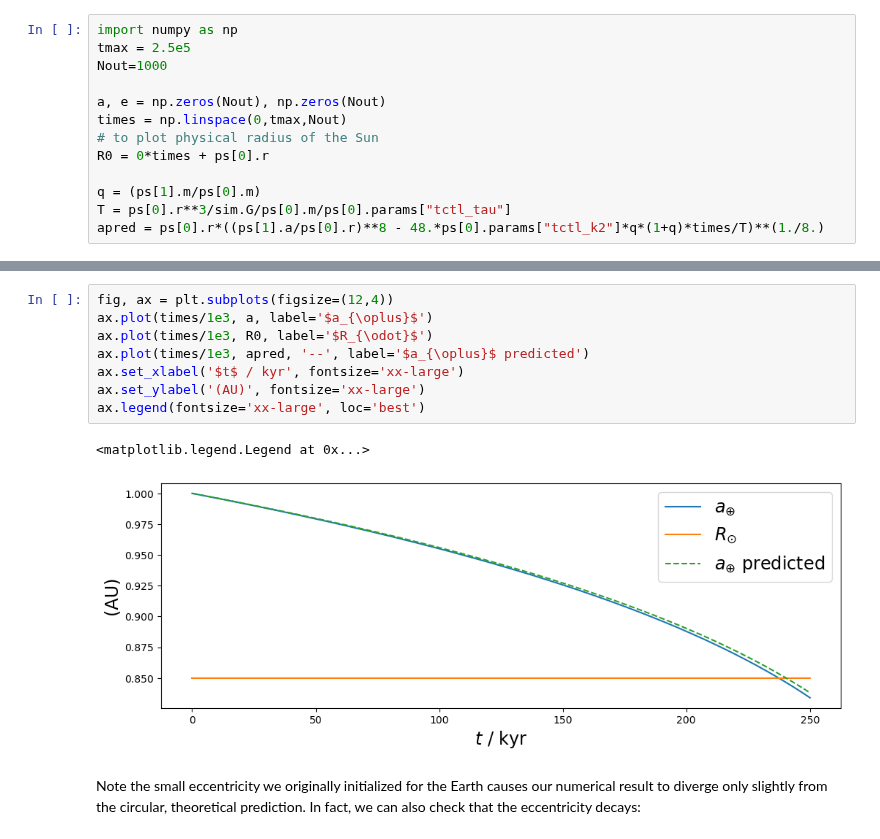
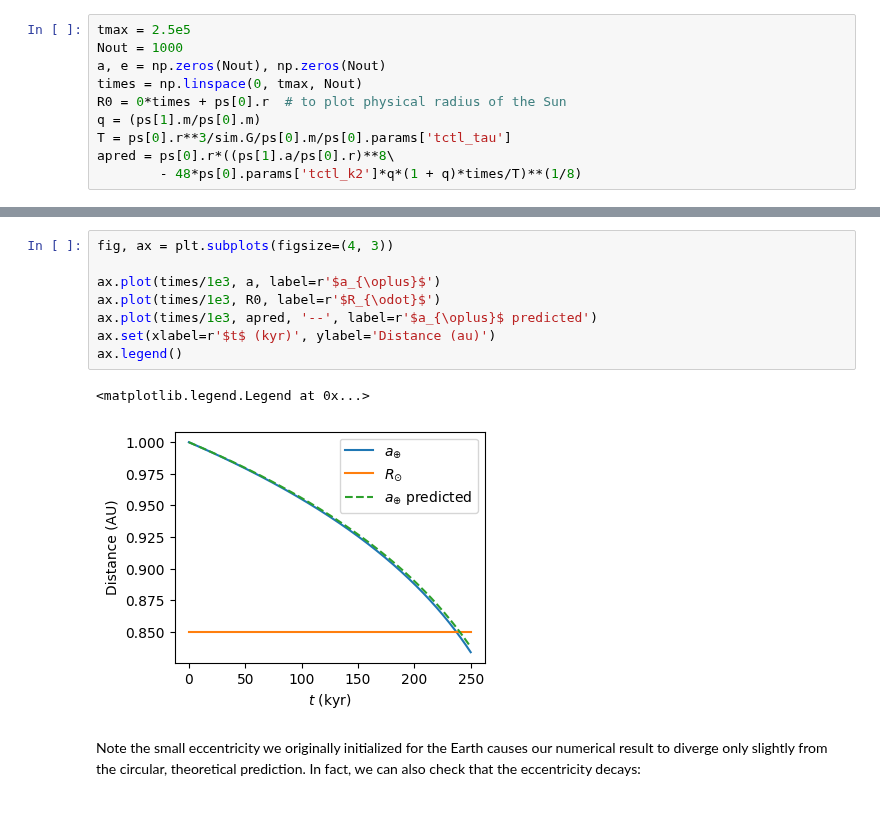
Before and after one commit to dtamayo/reboundx, a Jupyter notebook: ipython_examples/TidesConstantTimeLag.ipynb, the cells around one changed output, grey strips where cells are left out. Saved outputs shown, nothing was run; the diff lists cells and outputs as text; blank space fills up the shorter version.

```diff
--- a/ipython_examples/TidesConstantTimeLag.ipynb
+++ b/ipython_examples/TidesConstantTimeLag.ipynb
@@ -94,16 +94,13 @@ We can compare our numerical integration to the theoretical prediction assuming
 # %%
-import numpy as np
 tmax = 2.5e5
-Nout=1000
-
+Nout = 1000
 a, e = np.zeros(Nout), np.zeros(Nout)
-times = np.linspace(0,tmax,Nout)
-# to plot physical radius of the Sun
-R0 = 0*times + ps[0].r
-
+times = np.linspace(0, tmax, Nout)
+R0 = 0*times + ps[0].r  # to plot physical radius of the Sun
 q = (ps[1].m/ps[0].m)
-T = ps[0].r**3/sim.G/ps[0].m/ps[0].params["tctl_tau"]
-apred = ps[0].r*((ps[1].a/ps[0].r)**8 - 48.*ps[0].params["tctl_k2"]*q*(1+q)*times/T)**(1./8.)
+T = ps[0].r**3/sim.G/ps[0].m/ps[0].params['tctl_tau']
+apred = ps[0].r*((ps[1].a/ps[0].r)**8\
+        - 48*ps[0].params['tctl_k2']*q*(1 + q)*times/T)**(1/8)
 # %%
 %%time
 for i, time in enumerate(times):
@@ -116,14 +113,14 @@ Wall time: 48.9 s
 # %%
-fig, ax = plt.subplots(figsize=(12,4))
-ax.plot(times/1e3, a, label='$a_{\oplus}$')
-ax.plot(times/1e3, R0, label='$R_{\odot}$')
-ax.plot(times/1e3, apred, '--', label='$a_{\oplus}$ predicted')
-ax.set_xlabel('$t$ / kyr', fontsize='xx-large')
-ax.set_ylabel('(AU)', fontsize='xx-large')
-ax.legend(fontsize='xx-large', loc='best')
+fig, ax = plt.subplots(figsize=(4, 3))
+
+ax.plot(times/1e3, a, label=r'$a_{\oplus}$')
+ax.plot(times/1e3, R0, label=r'$R_{\odot}$')
+ax.plot(times/1e3, apred, '--', label=r'$a_{\oplus}$ predicted')
+ax.set(xlabel=r'$t$ (kyr)', ylabel='Distance (au)')
+ax.legend()
 # %% [output]
 <matplotlib.legend.Legend at 0x...>
-[figure, old version]
+[figure, new version]
 # %% [markdown]
 Note the small eccentricity we originally initialized for the Earth causes our numerical result to diverge only slightly from the circular, theoretical prediction.
 In fact, we can also check that the eccentricity decays:
```
Also changed, not shown: parts of 12 cells of this notebook.
